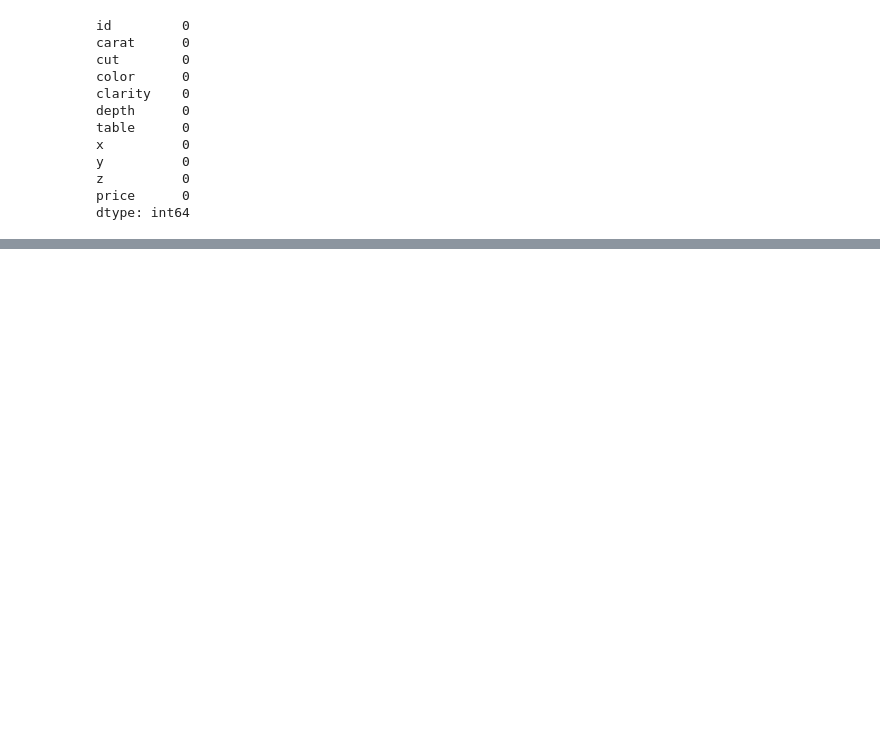
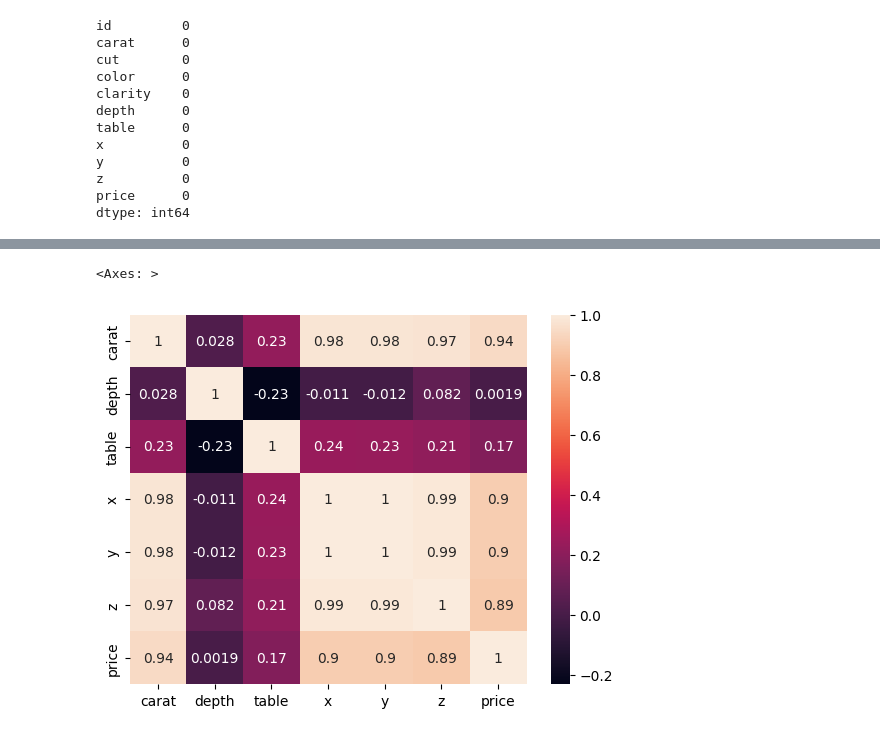
Before and after one commit to AnxuAafid/House_price, a Jupyter notebook: notebook/Data/EDA.ipynb, the cells around one changed output, grey strips where cells are left out. Cells and saved outputs as stored; diff of their text form; code cells hidden in the pictures; blank space fills up the shorter version.

```diff
--- a/notebook/Data/EDA.ipynb
+++ b/notebook/Data/EDA.ipynb
@@ -36,0 +191,5 @@ dtype: int64
+# %%
+sns.heatmap(df[numerical_columns].corr(),annot=True)
+# %% [output]
+<Axes: >
+[figure, added]
```
Also changed, not shown: parts of 27 cells of this notebook, 4 other files.
